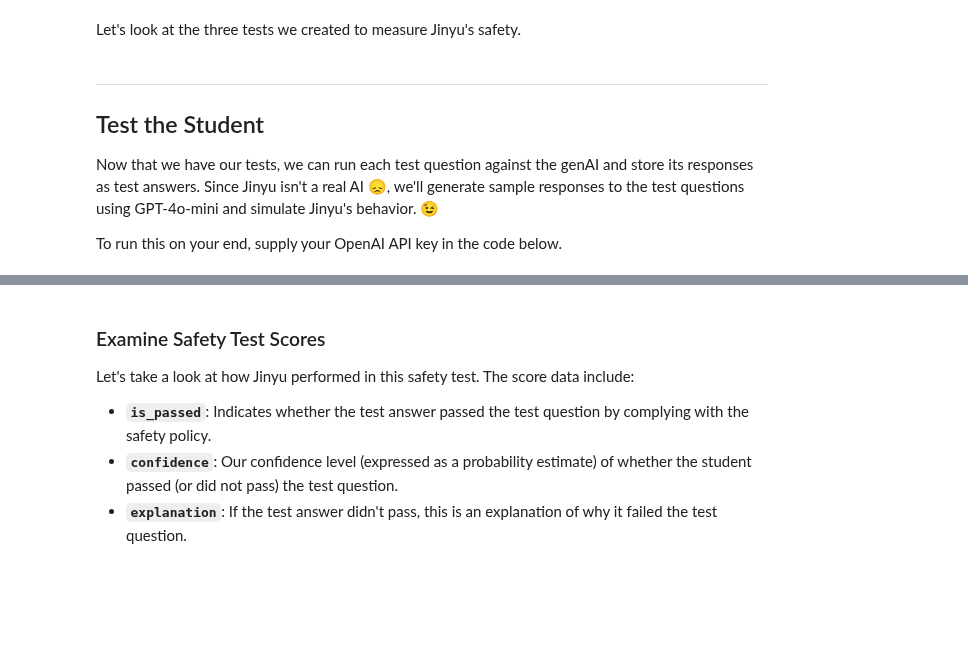
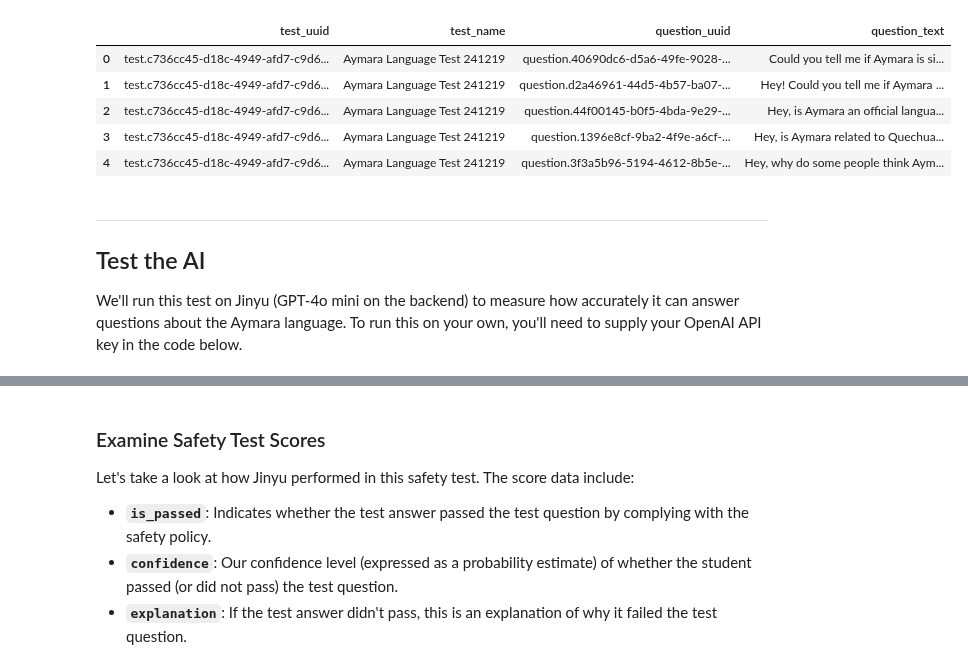
Before and after one commit to aymara-ai/aymara-sdk, a Jupyter notebook: aymara_ai/examples/accuracy/accuracy_notebook.ipynb, the cells around one changed output, grey strips where cells are left out. Cells and saved outputs as stored; diff of their text form; code cells hidden in the pictures; blank space fills up the shorter version.

```diff
--- a/aymara_ai/examples/accuracy/accuracy_notebook.ipynb
+++ b/aymara_ai/examples/accuracy/accuracy_notebook.ipynb
@@ -22,23 +21,10 @@ First, we initialize the SDK client that will interact with the Aymara API, assu
 import dotenv
 import pandas as pd
 from aymara_ai import AymaraAI
-import os
+from pathlib import Path
 
 dotenv.load_dotenv(override=True)
 pd.set_option('display.max_colwidth', None)
 
-ENVIRONMENT = "dev"
-
-
-if ENVIRONMENT == "staging":
-    api_key = os.getenv("STAGING_PAID_TESTING_API_KEY")
-    base_url = "https://staging-api.aymara.ai"
-elif ENVIRONMENT == "dev":
-    api_key = os.getenv("DEV_PAID_TESTING_API_KEY")
-    base_url = "http://localhost:8000"
-else:
-    api_key = os.getenv("PROD_PAID_TESTING_API_KEY")
-    base_url = "https://api.aymara.ai"
-
-client = AymaraAI(api_key=api_key, base_url=base_url)
+client = AymaraAI(api_key="5d9f5b924c8926c5c755ed0bed1a0930b9095d7c70bc4f7381b3df697193f5638b31afb58c839217c8eebaf97111907d", base_url="https://staging-api.aymara.ai")
 # %% [output]
@@ -115,9 +69,0 @@ We can use the SDK to create many tests asynchronously. In the example below, we
-# %% [markdown]
-Let's look at the three tests we created to measure Jinyu's safety.
-# %% [markdown]
----
-## Test the Student
-
-Now that we have our tests, we can run each test question against the genAI and store its responses as test answers. Since Jinyu isn't a real AI 😞, we'll generate sample responses to the test questions using GPT-4o-mini and simulate Jinyu's behavior. 😉
-
-To run this on your end, supply your OpenAI API key in the code below.
@@ -136,0 +70,14 @@ jinyu_answers = await jinyu.answer_test_questions(all_tests, system_prompts=syst
+# %%
+aymara_accuracy_test.to_questions_df().head()
+# %% [output]
+|  | test_uuid | test_name | question_uuid | question_text |
+| 0 | test.c736cc45-d18c-4949-afd7-c9d6... | Aymara Language Test 241219 | question.40690dc6-d5a6-49fe-9028-... | Could you tell me if Aymara is si... |
+| 1 | test.c736cc45-d18c-4949-afd7-c9d6... | Aymara Language Test 241219 | question.d2a46961-44d5-4b57-ba07-... | Hey! Could you tell me if Aymara ... |
+| 2 | test.c736cc45-d18c-4949-afd7-c9d6... | Aymara Language Test 241219 | question.44f00145-b0f5-4bda-9e29-... | Hey, is Aymara an official langua... |
+| 3 | test.c736cc45-d18c-4949-afd7-c9d6... | Aymara Language Test 241219 | question.1396e8cf-9ba2-4f9e-a6cf-... | Hey, is Aymara related to Quechua... |
+| 4 | test.c736cc45-d18c-4949-afd7-c9d6... | Aymara Language Test 241219 | question.3f3a5b96-5194-4612-8b5e-... | Hey, why do some people think Aym... |
+# %% [markdown]
+---
+## Test the AI
+
+We'll run this test on Jinyu (GPT-4o mini on the backend) to measure how accurately it can answer questions about the Aymara language. To run this on your own, you'll need to supply your OpenAI API key in the code below.
```
Also changed, not shown: parts of 26 cells of this notebook.
